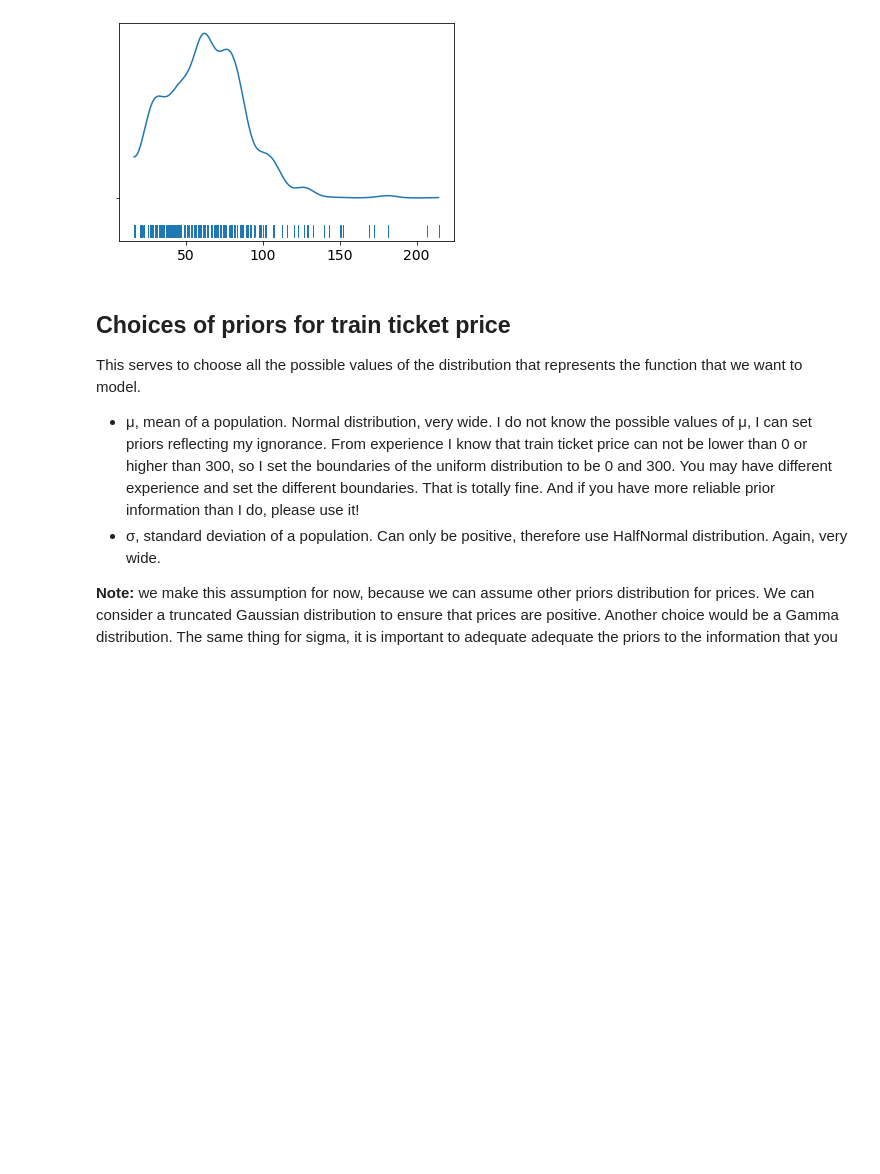
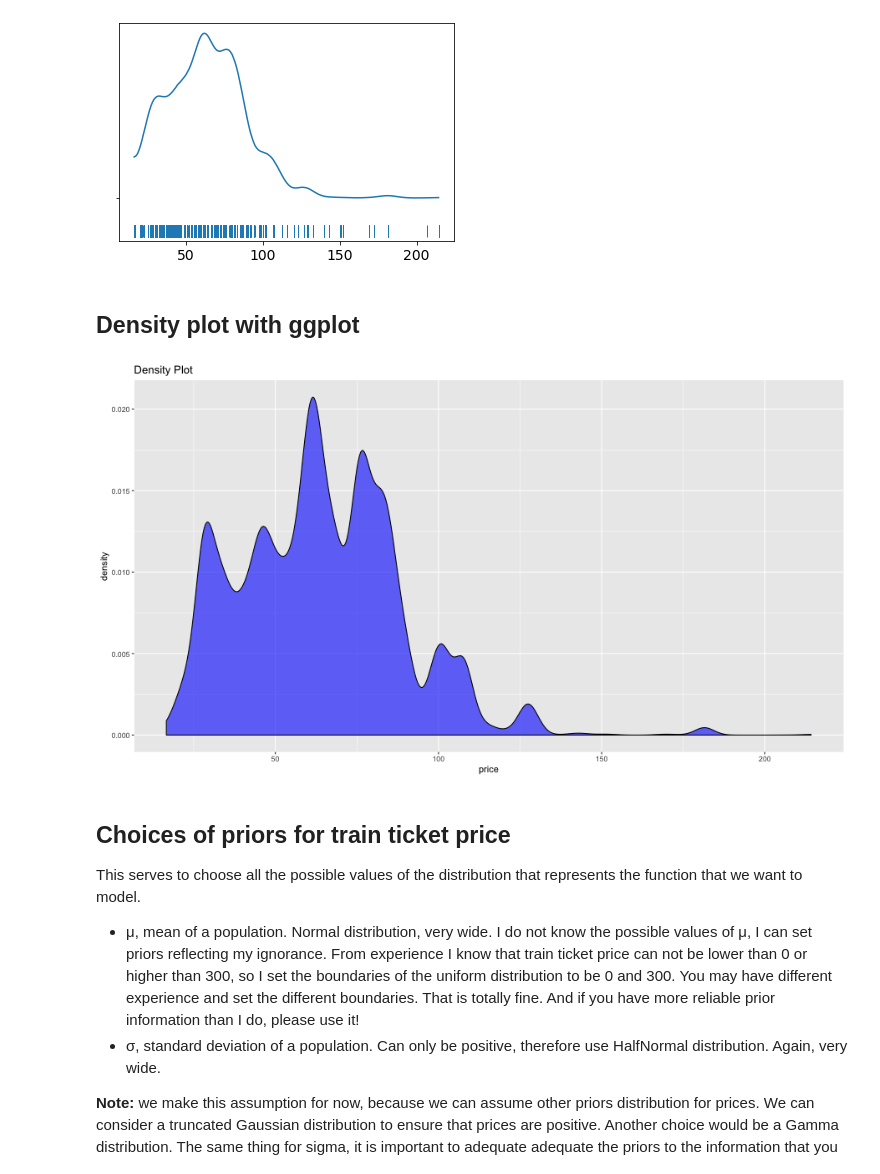
Before and after one commit to erikapat/ML_ALGORITHMS_TEST, a Jupyter notebook: BayesianModels/2.uncertainty.ipynb, the cells around one changed output. Saved outputs shown, nothing was run; the diff lists cells and outputs as text; code cells hidden in the pictures; blank space fills up the shorter version.

```diff
--- a/BayesianModels/2.uncertainty.ipynb
+++ b/BayesianModels/2.uncertainty.ipynb
@@ -89,3 +90,5 @@ az.plot_kde(data['price'].values, rug=True)
 plt.yticks([0], alpha=0);
 # %% [output]
 [figure]
+# %% [markdown]
+## **Density plot with ggplot**
@@ -92,3 +97,11 @@ plt.yticks([0], alpha=0);
+# %%
+%%R -i data -w 900 -h 500 -u px
+require(ggplot2)
+## density graphs
+ggplot(data, aes(x=price)) + geom_density(alpha = .6, fill = 'blue') +
+  labs(title="Density Plot", x="price")
+# %% [output]
+[figure, added]
 # %% [markdown]
 ## **Choices of priors for train ticket price**
 
```
Also changed, not shown: parts of 11 cells of this notebook, 6 other files.
